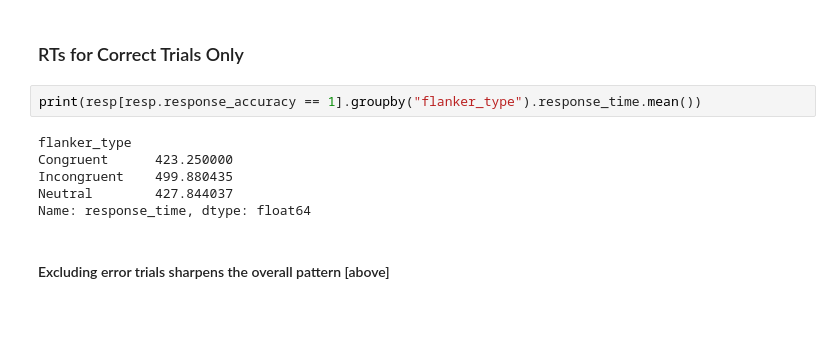
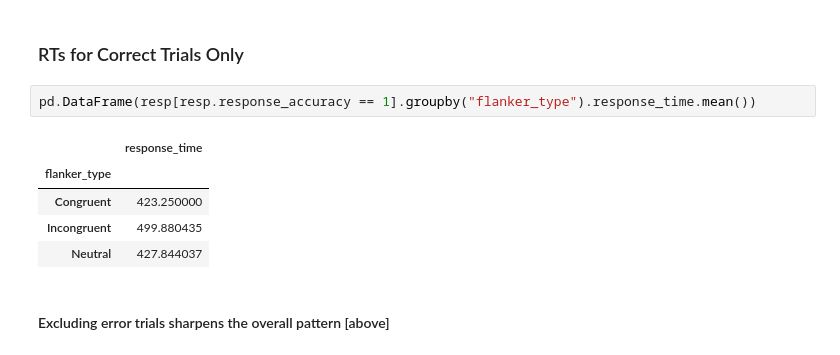
Before and after one commit to none2serious/MindLogger_Flanker_datacheck, a Jupyter notebook: Flanker_DataCheck_03292022.ipynb, the cells around one changed output. Drawn from its saved outputs; the diff is of its cells as text; blank space fills up the shorter version.

```diff
--- a/Flanker_DataCheck_03292022.ipynb
+++ b/Flanker_DataCheck_03292022.ipynb
@@ -101,13 +101,13 @@ Name: response_accuracy, dtype: float64
 # %% [markdown]
 ### RTs for Correct Trials Only
 # %%
-print(resp[resp.response_accuracy == 1].groupby("flanker_type").response_time.mean())
+pd.DataFrame(resp[resp.response_accuracy == 1].groupby("flanker_type").response_time.mean())
 # %% [output]
-flanker_type
-Congruent      423.250000
-Incongruent    499.880435
-Neutral        427.844037
-Name: response_time, dtype: float64
+|  | response_time |
+| flanker_type |  |
+| Congruent | 423.250000 |
+| Incongruent | 499.880435 |
+| Neutral | 427.844037 |
 # %% [markdown]
 #### Excluding error trials sharpens the overall pattern [above]
 # %% [markdown]
```
Also changed, not shown: parts of 6 cells of this notebook.
